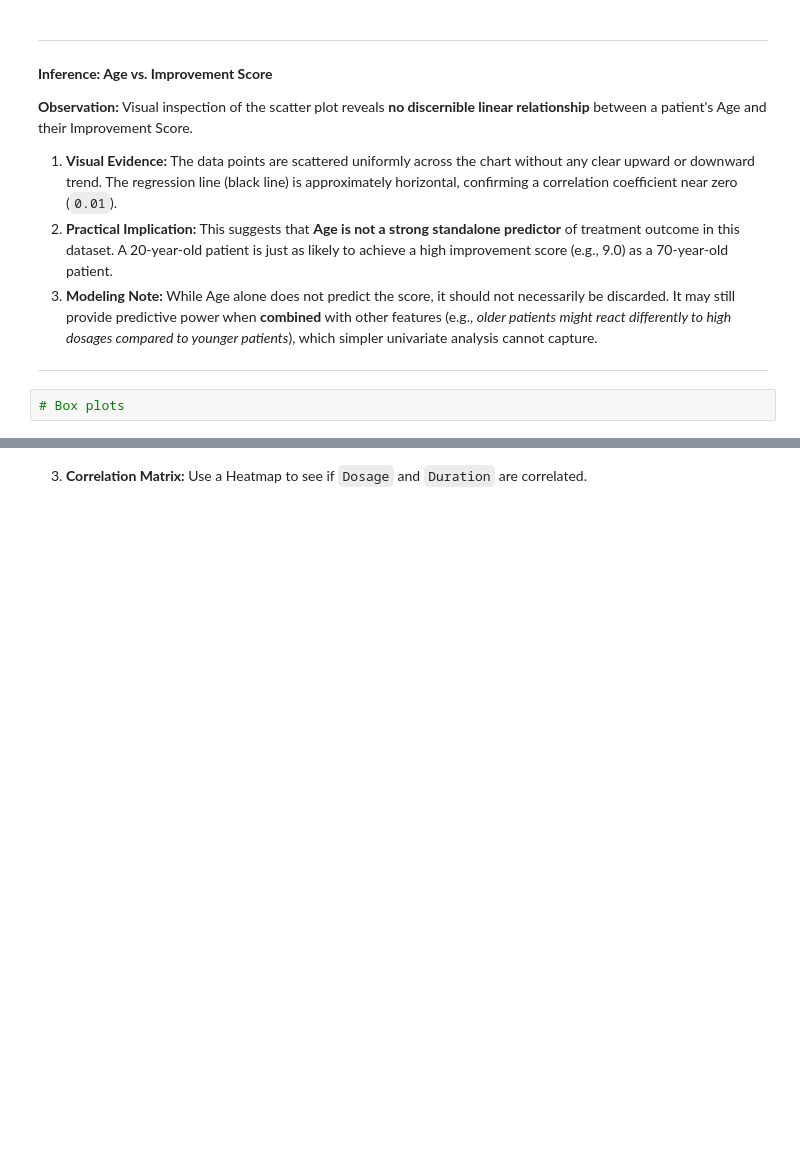
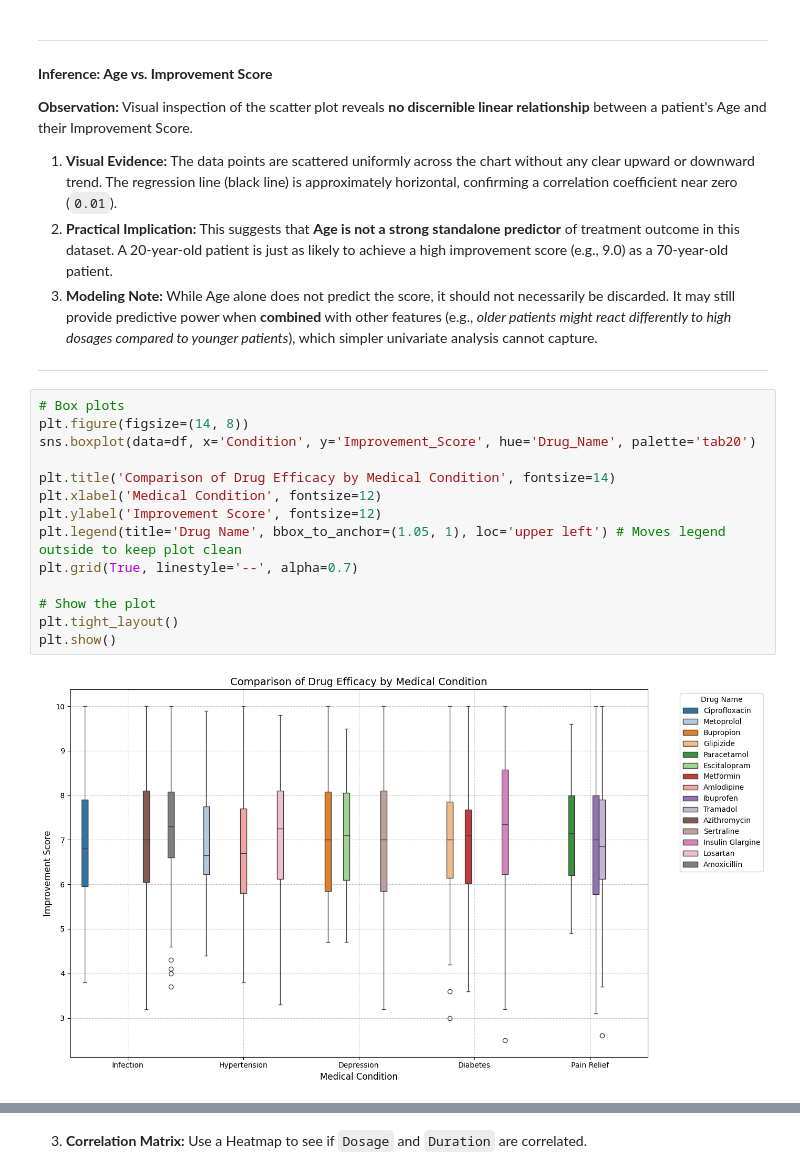
Before and after one commit to makinaro/Treatment-Efficacy-Prediction, a Jupyter notebook: treatment-efficacy-prediction.ipynb, the cells around one changed output, grey strips where cells are left out. Saved outputs shown, nothing was run; the diff lists cells and outputs as text; blank space fills up the shorter version.

Commit message:
Drug efficacy by medical conditions box plot with inference

```diff
--- a/treatment-efficacy-prediction.ipynb
+++ b/treatment-efficacy-prediction.ipynb
@@ -76,3 +76,17 @@ While Age alone does not predict the score, it should not necessarily be discard
 ---------------------------------------------------------------------------------------------------------------------------------------
 # %%
 # Box plots
+plt.figure(figsize=(14, 8))
+sns.boxplot(data=df, x='Condition', y='Improvement_Score', hue='Drug_Name', palette='tab20')
+
+plt.title('Comparison of Drug Efficacy by Medical Condition', fontsize=14)
+plt.xlabel('Medical Condition', fontsize=12)
+plt.ylabel('Improvement Score', fontsize=12)
+plt.legend(title='Drug Name', bbox_to_anchor=(1.05, 1), loc='upper left') # Moves legend outside to keep plot clean
+plt.grid(True, linestyle='--', alpha=0.7)
+
+# Show the plot
+plt.tight_layout()
+plt.show()
+# %% [output]
+[figure, added]
```
Also changed, not shown: parts of 1 cell of this notebook.
